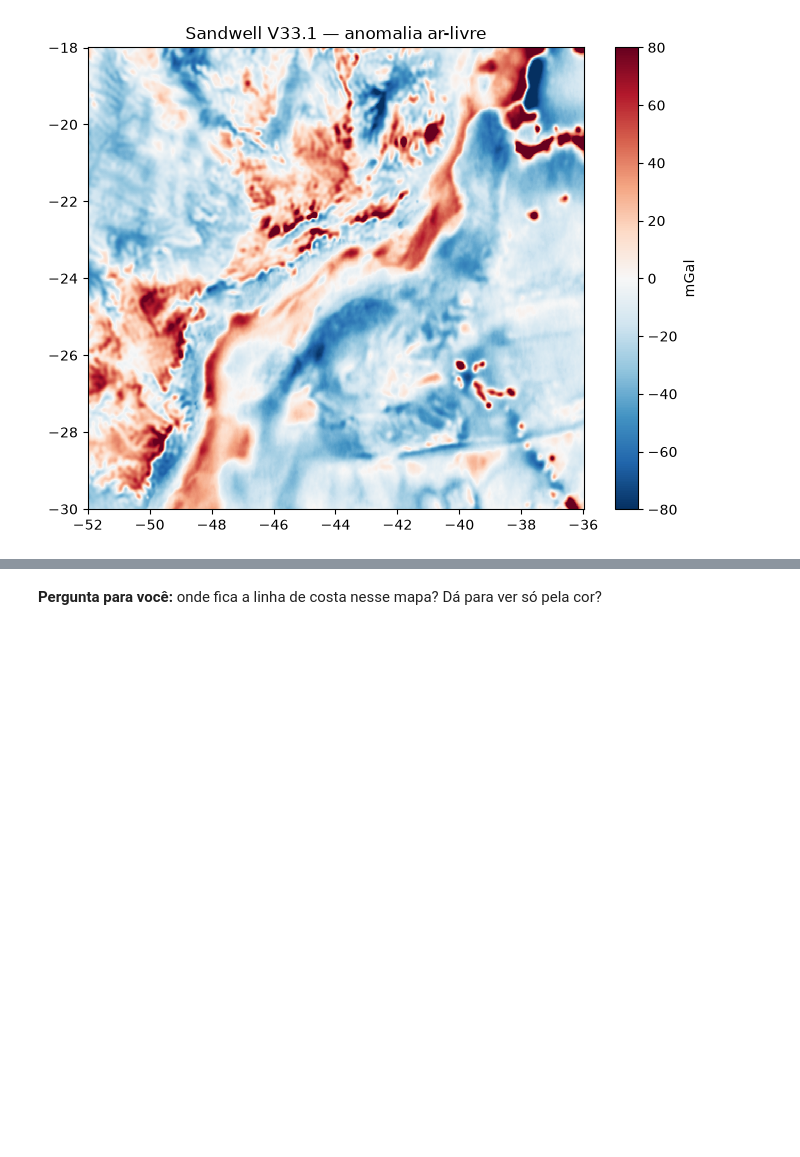
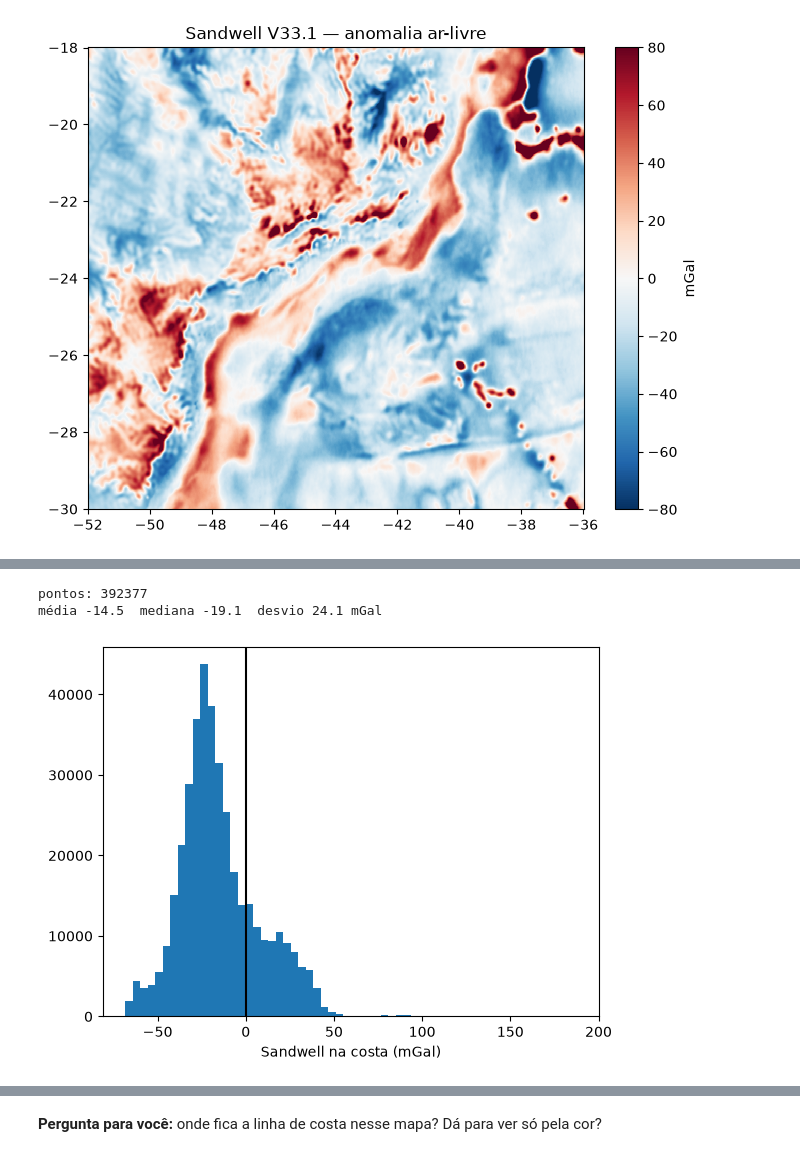
Before and after one commit to earth-marcelo/hinge-line, a Jupyter notebook: notebooks/01_residuo_sandwell.ipynb, the cells around one changed output, grey strips where cells are left out. Cells and saved outputs as stored; diff of their text form; code cells hidden in the pictures; blank space fills up the shorter version.

```diff
--- a/notebooks/01_residuo_sandwell.ipynb
+++ b/notebooks/01_residuo_sandwell.ipynb
@@ -49,0 +83,25 @@ plt.show()
+# %%
+from scipy.interpolate import RegularGridInterpolator
+
+# pontos do GEBCO com elevação entre -30 e +30 m (a "beirada" da costa)
+elev = gebco.elevation.values
+lat2d, lon2d = np.meshgrid(gebco.lat.values, gebco.lon.values, indexing="ij")
+costa = np.abs(elev) < 30
+
+interp = RegularGridInterpolator((sandwell.lats, sandwell.lons), sandwell.values,
+                                 bounds_error=False)
+g = interp(np.column_stack([lat2d[costa], lon2d[costa]]))
+g = g[~np.isnan(g)]
+
+print("pontos:", len(g))
+print("média %.1f  mediana %.1f  desvio %.1f mGal" % (g.mean(), np.median(g), g.std()))
+# %% [output]
+pontos: 392377
+média -14.5  mediana -19.1  desvio 24.1 mGal
+# %%
+plt.hist(g, bins=60)
+plt.axvline(0, color="k")
+plt.xlabel("Sandwell na costa (mGal)")
+plt.show()
+# %% [output]
+[figure, added]
```
Also changed, not shown: parts of 6 cells of this notebook.
